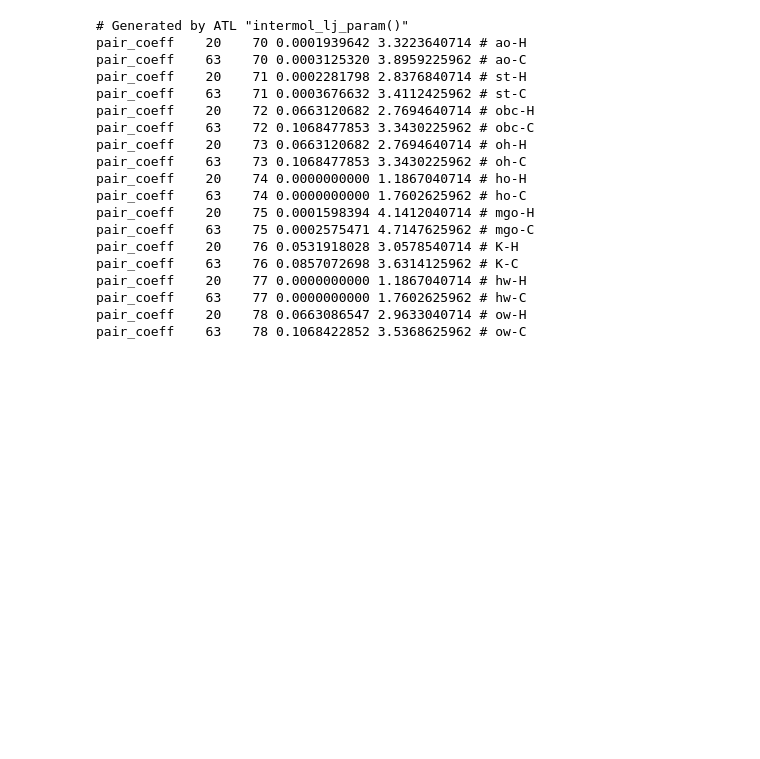
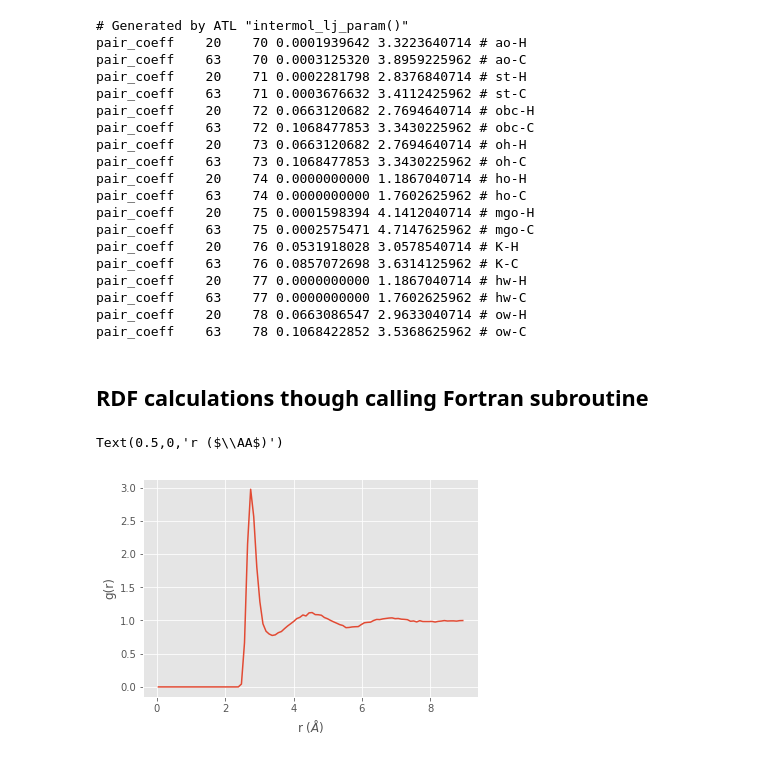
Before and after one commit to hghcomphys/atl, a Jupyter notebook: examples/atl_examples.ipynb, the cells around one changed output. Drawn from its saved outputs; the diff is of its cells as text; code cells hidden in the pictures; blank space fills up the shorter version.

```diff
--- a/examples/atl_examples.ipynb
+++ b/examples/atl_examples.ipynb
@@ -176,3 +174,5 @@ pair_coeff    20    77 0.0000000000 1.1867040714 # hw-H
 pair_coeff    63    77 0.0000000000 1.7602625962 # hw-C
 pair_coeff    20    78 0.0663086547 2.9633040714 # ow-H
 pair_coeff    63    78 0.1068422852 3.5368625962 # ow-C
+# %% [markdown]
+## RDF calculations though calling Fortran subroutine
@@ -178,0 +194,10 @@ pair_coeff    63    78 0.1068422852 3.5368625962 # ow-C
+# %%
+gr = np.loadtxt('gr.dat')
+# print(gr)
+plt.plot(gr[:,0], gr[:,1])
+
+plt.ylabel('g(r)')
+plt.xlabel('r ($\AA$)')
+# %% [output]
+Text(0.5,0,'r ($\\AA$)')
+[figure, added]
```
Also changed, not shown: parts of 2 cells of this notebook, 8 other files.
